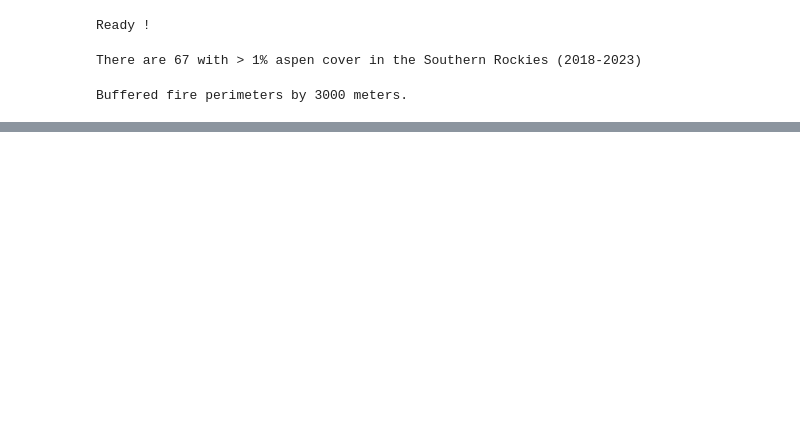
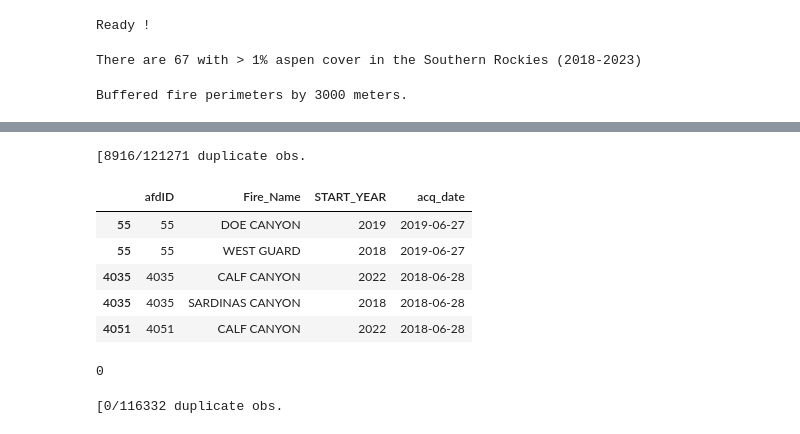
Before and after one commit to natshoff/aspen-fire-fork, a Jupyter notebook: Aim2/code/Python/XXviirs-afd-processing.ipynb, the cells around one changed output, grey strips where cells are left out. Drawn from its saved outputs; the diff is of its cells as text; code cells hidden in the pictures; blank space fills up the shorter version.

```diff
--- a/Aim2/code/Python/XXviirs-afd-processing.ipynb
+++ b/Aim2/code/Python/XXviirs-afd-processing.ipynb
@@ -72,9 +69,9 @@ Buffered fire perimeters by 3000 meters.
 # %%
 # Create spatial points from lat/lon
 # %%
-fp = os.path.join(datamod,'vnp14img_geo_aspen-fires-srm_2018to2023.csv')
+fp = os.path.join(dataraw, 'viirs_snpp_jpss1_afd_.csv')
 afds = pd.read_csv(fp).reset_index(drop=True)
 afds = afds.loc[:, ~afds.columns.str.startswith('Unnamed:')]
-afds['acq_date'] = afds['acq_date'].dt.date # convert to simple date format
-len(afds)
+print(f"Number of fire detections: {len(afds)}")
+afds.dtypes
 # %% [output]
@@ -81,0 +96,3 @@ len(afds)
+# %%
+afds['acq_date'] = pd.to_datetime(afds['acq_date']) # convert to simple date format
+afds['acq_date'].head(3)
@@ -342,0 +113,5 @@ Grid saved to: /Users/max/Library/CloudStorage/OneDrive-Personal/mcook/aspen-fir
+# %%
+# drop low confidence detections
+N= len(afds)
+afds = afds[afds['confidence'] != 'l']
+print(f"Dropped [{N-len(afds)}] low-confidence obs.")
@@ -342,0 +153,36 @@ Grid saved to: /Users/max/Library/CloudStorage/OneDrive-Personal/mcook/aspen-fir
+# %%
+# join to the fire perimeters
+afds_ll_fire = gpd.sjoin(afds_ll, fires, how='inner', predicate='within')
+afds_ll_fire.drop(columns=['index_right'], inplace=True)
+
+# check for duplicates
+dups = afds_ll_fire[afds_ll_fire.duplicated(subset='afdID', keep=False)]
+print(f"[{len(dups)}/{len(afds_ll_fire)} duplicate obs.")
+dups[['afdID','Fire_Name','START_YEAR','acq_date']].head()
+# %% [output]
+[8916/121271 duplicate obs.
+|  | afdID | Fire_Name | START_YEAR | acq_date |
+| 55 | 55 | DOE CANYON | 2019 | 2019-06-27 |
+| 55 | 55 | WEST GUARD | 2018 | 2019-06-27 |
+| 4035 | 4035 | CALF CANYON | 2022 | 2018-06-28 |
+| 4035 | 4035 | SARDINAS CANYON | 2018 | 2018-06-28 |
+| 4051 | 4051 | CALF CANYON | 2022 | 2018-06-28 |
+# %%
+afds_ll_fire['acq_date'].isna().sum()
+# %% [output]
+0
+# %%
+# temporal filters to handle duplicates between fires
+afds_ll_fire['acq_date'] = pd.to_datetime(afds_ll_fire['acq_date'])
+afds_ll_fire['acq_month'] = afds_ll_fire['acq_date'].dt.month.astype(int)
+afds_ll_fire['acq_year'] = afds_ll_fire['acq_date'].dt.year.astype(int)
+
+afds_ll_fire_ = afds_ll_fire[
+    (afds_ll_fire['acq_date'] >= afds_ll_fire['DISCOVERY_DATE'] - timedelta(days=14)) &
+    (afds_ll_fire['acq_date'] <= afds_ll_fire['WF_CESSATION_DATE'] + timedelta(days=14))
+]
+
+dups = afds_ll_fire_[afds_ll_fire_.duplicated(subset='afdID', keep=False)]
+print(f"[{len(dups)}/{len(afds_ll_fire_)} duplicate obs.")
+# %% [output]
+[0/116332 duplicate obs.
```
Also changed, not shown: parts of 85 cells of this notebook, 5 other files.
